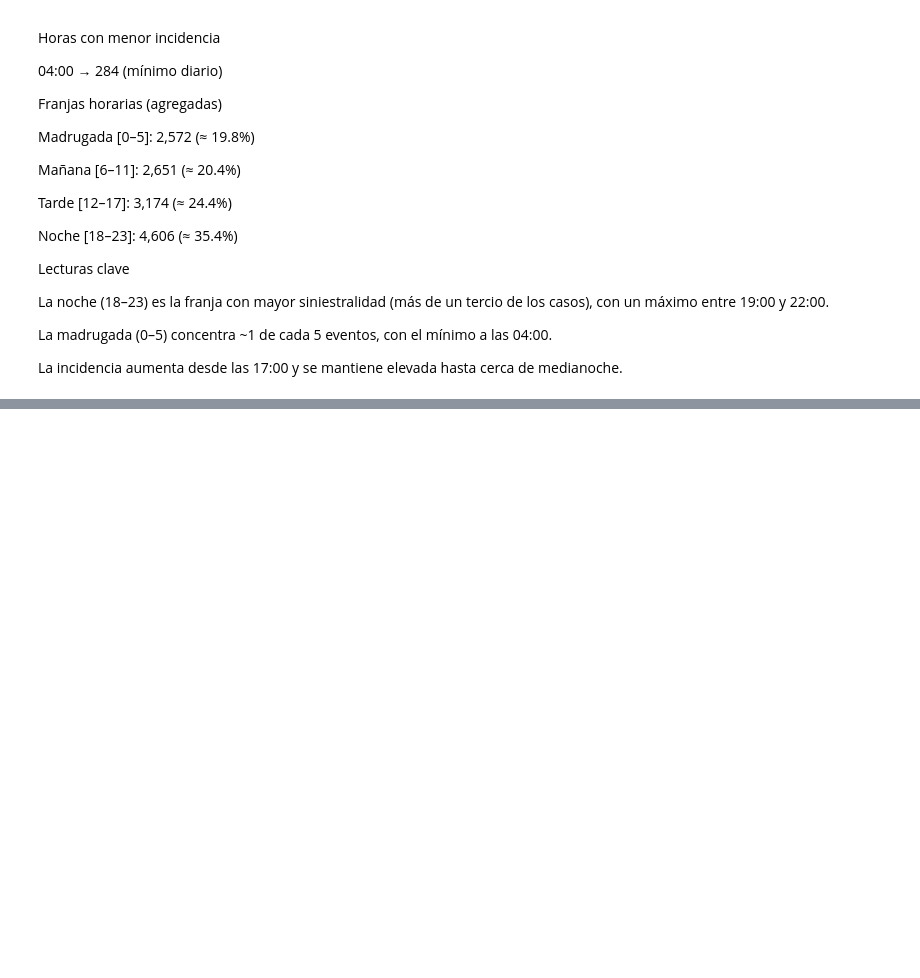
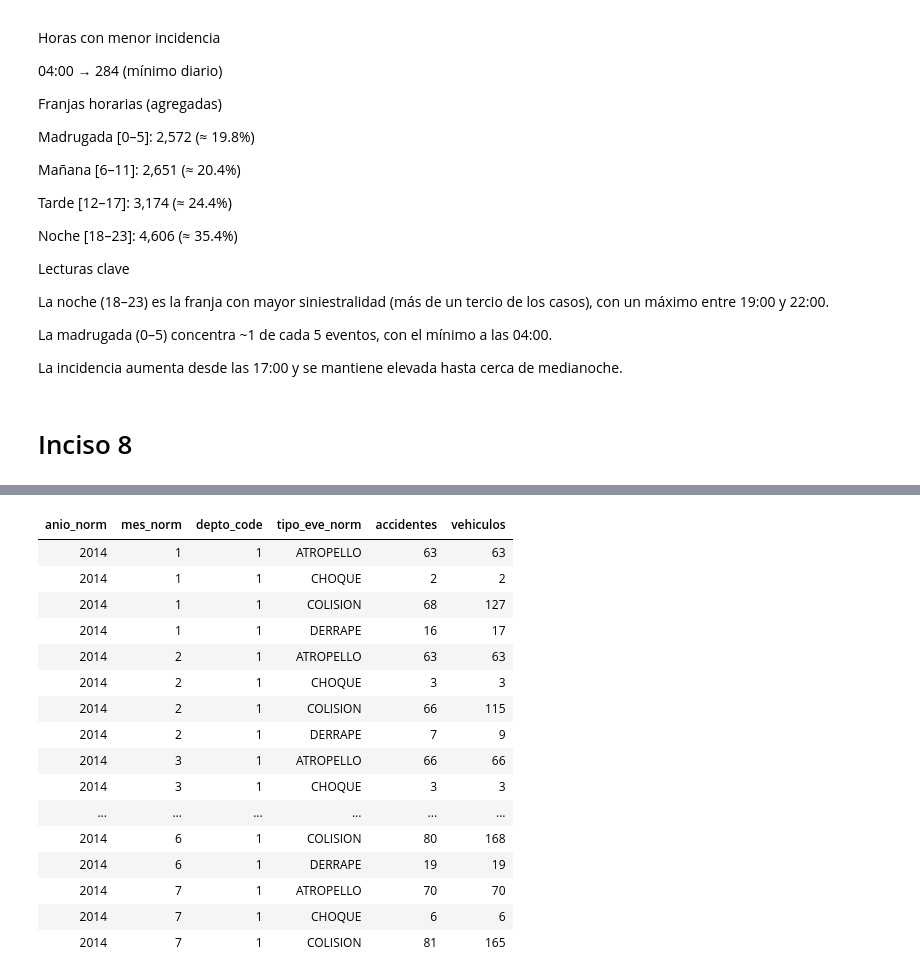
Before and after one commit to Hayser8/lab8, a Jupyter notebook: Lab8.ipynb, the cells around one changed output, grey strips where cells are left out. Drawn from its saved outputs; the diff is of its cells as text; code cells hidden in the pictures; blank space fills up the shorter version.

```diff
--- a/Lab8.ipynb
+++ b/Lab8.ipynb
@@ -1231,3 +1231,66 @@ La noche (18–23) es la franja con mayor siniestralidad (más de un tercio de l
 La madrugada (0–5) concentra ~1 de cada 5 eventos, con el mínimo a las 04:00.
 
 La incidencia aumenta desde las 17:00 y se mantiene elevada hasta cerca de medianoche.
+# %% [markdown]
+# Inciso 8
+# %%
+# Inciso 8 — Join Hechos × Vehículos por llave (año, mes, depto, tipo)
+from pyspark.sql import functions as F
+
+# 0) Cargar vistas creadas en incisos previos
+hechos = spark.table("hechos")
+veh = spark.table("vehiculos")
+
+# 1) Normalizar y filtrar llaves (evitar NULL/NAN en tipo; castear numéricos)
+def clean_keys(df):
+    return (
+        df.withColumn("anio_norm", F.col("anio_norm").cast("int"))
+          .withColumn("mes_norm", F.col("mes_norm").cast("int"))
+          .withColumn("depto_code", F.col("depto_code").cast("int"))
+          .withColumn("tipo_eve_norm", F.upper(F.trim(F.col("tipo_eve_norm"))))
+          .filter(F.col("anio_norm").isNotNull() &
+                  F.col("mes_norm").isNotNull() &
+                  F.col("depto_code").isNotNull())
+          .filter(F.col("tipo_eve_norm").isNotNull() &
+                  (~F.col("tipo_eve_norm").isin("NULL", "NAN", "")))
+    )
+
+hechos_k = clean_keys(hechos)
+veh_k   = clean_keys(veh)
+
+keys = ["anio_norm", "mes_norm", "depto_code", "tipo_eve_norm"]
+
+# 2) Agregar por llave (contar accidentes y vehículos por (año, mes, depto, tipo))
+h_agg = hechos_k.groupBy(keys).count().withColumnRenamed("count", "accidentes")
+v_agg = veh_k.groupBy(keys).count().withColumnRenamed("count", "vehiculos")
+
+# 3) Unión inner por llave (evita multiplicidad fila-a-fila)
+hv = h_agg.join(v_agg, keys, "inner")
+
+# 4) Métricas principales
+hv_count = hv.count()
+print(f"Registros combinados (llaves comunes Hechos×Vehículos): {hv_count:,}")
+
+# Diagnóstico de cobertura de llaves
+solo_hechos = h_agg.join(v_agg, keys, "left_anti").count()
+solo_veh    = v_agg.join(h_agg, keys, "left_anti").count()
+print(f"Llaves solo en HECHOS: {solo_hechos:,}")
+print(f"Llaves solo en VEHICULOS: {solo_veh:,}")
+
+# 5) Muestra ordenada para inspección
+display(
+    hv.orderBy("anio_norm", "depto_code", "mes_norm", "tipo_eve_norm").limit(30)
+)
+
+# 6) (Opcional) Resumen por año para sanity-check
+display(
+    hv.groupBy("anio_norm")
+      .agg(F.sum("accidentes").alias("accidentes_sum"),
+           F.sum("vehiculos").alias("vehiculos_sum"),
+           F.count(F.lit(1)).alias("llaves_comunes"))
+      .orderBy("anio_norm")
+)
+
+# 7) Dejar vista temporal para el Inciso 9
+hv.createOrReplaceTempView("hechos_vehiculos_join")
+# %% [output]
@@ -1233,0 +1300,17 @@ La incidencia aumenta desde las 17:00 y se mantiene elevada hasta cerca de media
+| anio_norm | mes_norm | depto_code | tipo_eve_norm | accidentes | vehiculos |
+| 2014 | 1 | 1 | ATROPELLO | 63 | 63 |
+| 2014 | 1 | 1 | CHOQUE | 2 | 2 |
+| 2014 | 1 | 1 | COLISION | 68 | 127 |
+| 2014 | 1 | 1 | DERRAPE | 16 | 17 |
+| 2014 | 2 | 1 | ATROPELLO | 63 | 63 |
+| 2014 | 2 | 1 | CHOQUE | 3 | 3 |
+| 2014 | 2 | 1 | COLISION | 66 | 115 |
+| 2014 | 2 | 1 | DERRAPE | 7 | 9 |
+| 2014 | 3 | 1 | ATROPELLO | 66 | 66 |
+| 2014 | 3 | 1 | CHOQUE | 3 | 3 |
+| ... | ... | ... | ... | ... | ... |
+| 2014 | 6 | 1 | COLISION | 80 | 168 |
+| 2014 | 6 | 1 | DERRAPE | 19 | 19 |
+| 2014 | 7 | 1 | ATROPELLO | 70 | 70 |
+| 2014 | 7 | 1 | CHOQUE | 6 | 6 |
+| 2014 | 7 | 1 | COLISION | 81 | 165 |
```
Also changed, not shown: parts of 19 cells of this notebook.
